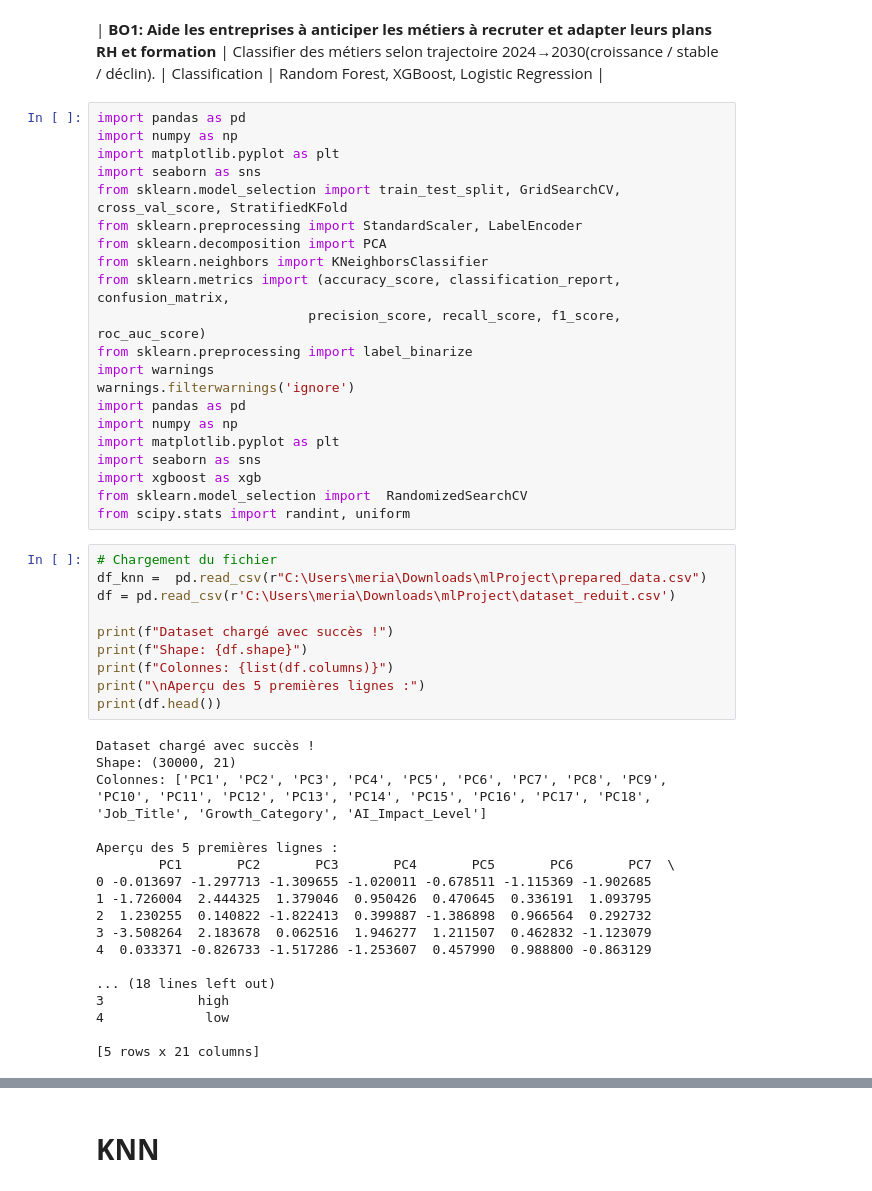
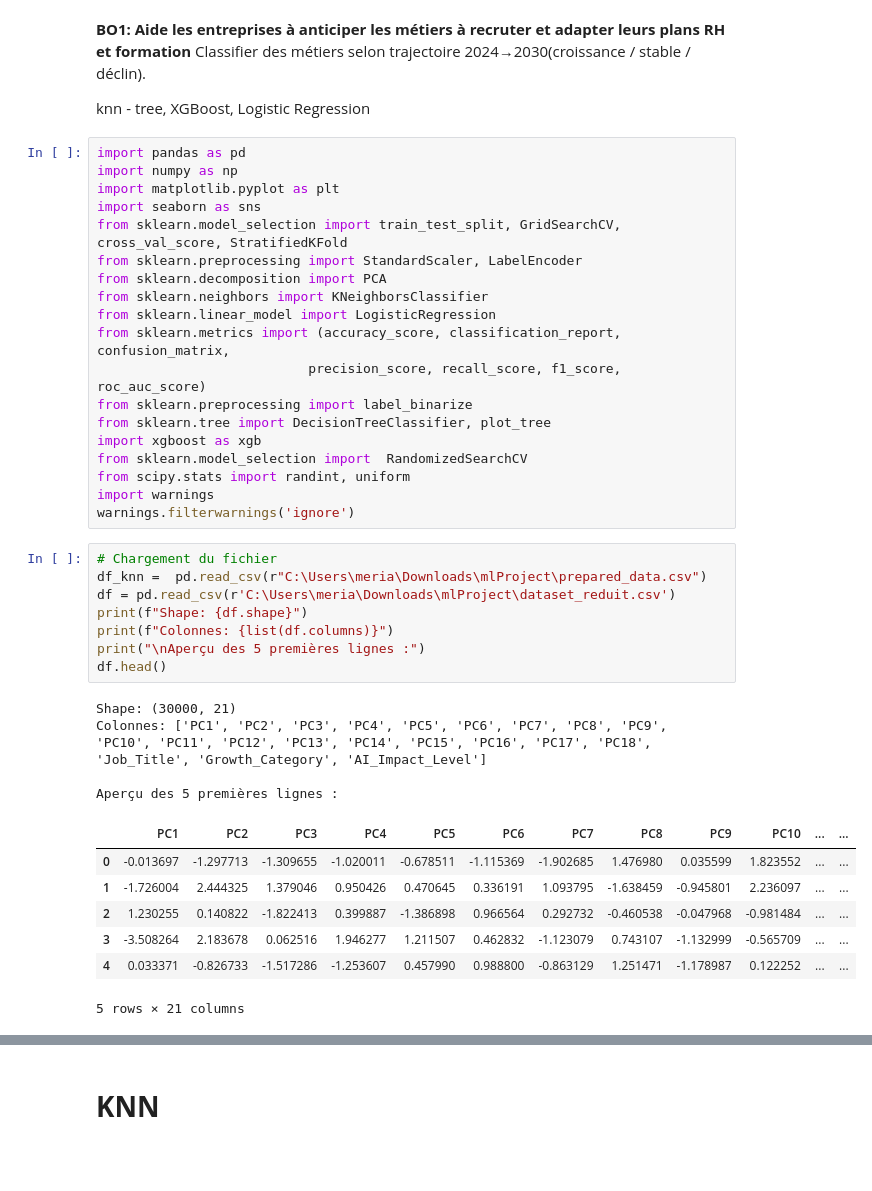
Before and after one commit to Meria-Troudi/mlProject, a Jupyter notebook: models/bo1_Models.ipynb, the cells around one changed output, grey strips where cells are left out. Drawn from its saved outputs; the diff is of its cells as text; blank space fills up the shorter version.

```diff
--- a/models/bo1_Models.ipynb
+++ b/models/bo1_Models.ipynb
@@ -1,5 +1,8 @@
 # %% [markdown]
-| **BO1: Aide les entreprises à anticiper les métiers à recruter et adapter leurs plans RH et formation** | Classifier des métiers selon trajectoire 2024→2030(croissance / stable / déclin). | Classification | Random Forest, XGBoost, Logistic Regression |
+**BO1: Aide les entreprises à anticiper les métiers à recruter et adapter leurs plans RH et formation**
+Classifier des métiers selon trajectoire 2024→2030(croissance / stable / déclin).
+
+knn - tree, XGBoost, Logistic Regression
 # %%
 import pandas as pd
 import numpy as np
@@ -9,43 +12,33 @@ from sklearn.model_selection import train_test_split, GridSearchCV, cross_val_sc
 from sklearn.preprocessing import StandardScaler, LabelEncoder
 from sklearn.decomposition import PCA
 from sklearn.neighbors import KNeighborsClassifier
+from sklearn.linear_model import LogisticRegression
 from sklearn.metrics import (accuracy_score, classification_report, confusion_matrix,
                            precision_score, recall_score, f1_score, roc_auc_score)
 from sklearn.preprocessing import label_binarize
-import warnings
-warnings.filterwarnings('ignore')
-import pandas as pd
-import numpy as np
-import matplotlib.pyplot as plt
-import seaborn as sns
+from sklearn.tree import DecisionTreeClassifier, plot_tree
 import xgboost as xgb
 from sklearn.model_selection import  RandomizedSearchCV
 from scipy.stats import randint, uniform
+import warnings
+warnings.filterwarnings('ignore')
 # %%
 # Chargement du fichier
 df_knn =  pd.read_csv(r"C:\Users\meria\Downloads\mlProject\prepared_data.csv")
 df = pd.read_csv(r'C:\Users\meria\Downloads\mlProject\dataset_reduit.csv')
-
-print(f"Dataset chargé avec succès !")
 print(f"Shape: {df.shape}")
 print(f"Colonnes: {list(df.columns)}")
 print("\nAperçu des 5 premières lignes :")
-print(df.head())
+df.head()
 # %% [output]
-Dataset chargé avec succès !
 Shape: (30000, 21)
 Colonnes: ['PC1', 'PC2', 'PC3', 'PC4', 'PC5', 'PC6', 'PC7', 'PC8', 'PC9', 'PC10', 'PC11', 'PC12', 'PC13', 'PC14', 'PC15', 'PC16', 'PC17', 'PC18', 'Job_Title', 'Growth_Category', 'AI_Impact_Level']
 
 Aperçu des 5 premières lignes :
-        PC1       PC2       PC3       PC4       PC5       PC6       PC7  \
-0 -0.013697 -1.297713 -1.309655 -1.020011 -0.678511 -1.115369 -1.902685
-1 -1.726004  2.444325  1.379046  0.950426  0.470645  0.336191  1.093795
-2  1.230255  0.140822 -1.822413  0.399887 -1.386898  0.966564  0.292732
-3 -3.508264  2.183678  0.062516  1.946277  1.211507  0.462832 -1.123079
-4  0.033371 -0.826733 -1.517286 -1.253607  0.457990  0.988800 -0.863129
-
-... (18 lines left out)
-3            high
-4             low
-
-[5 rows x 21 columns]
+|  | PC1 | PC2 | PC3 | PC4 | PC5 | PC6 | PC7 | PC8 | PC9 | PC10 | ... | ... |
+| 0 | -0.013697 | -1.297713 | -1.309655 | -1.020011 | -0.678511 | -1.115369 | -1.902685 | 1.476980 | 0.035599 | 1.823552 | ... | ... |
+| 1 | -1.726004 | 2.444325 | 1.379046 | 0.950426 | 0.470645 | 0.336191 | 1.093795 | -1.638459 | -0.945801 | 2.236097 | ... | ... |
+| 2 | 1.230255 | 0.140822 | -1.822413 | 0.399887 | -1.386898 | 0.966564 | 0.292732 | -0.460538 | -0.047968 | -0.981484 | ... | ... |
+| 3 | -3.508264 | 2.183678 | 0.062516 | 1.946277 | 1.211507 | 0.462832 | -1.123079 | 0.743107 | -1.132999 | -0.565709 | ... | ... |
+| 4 | 0.033371 | -0.826733 | -1.517286 | -1.253607 | 0.457990 | 0.988800 | -0.863129 | 1.251471 | -1.178987 | 0.122252 | ... | ... |
+5 rows × 21 columns
```
Also changed, not shown: parts of 29 cells of this notebook, 4 other files.
